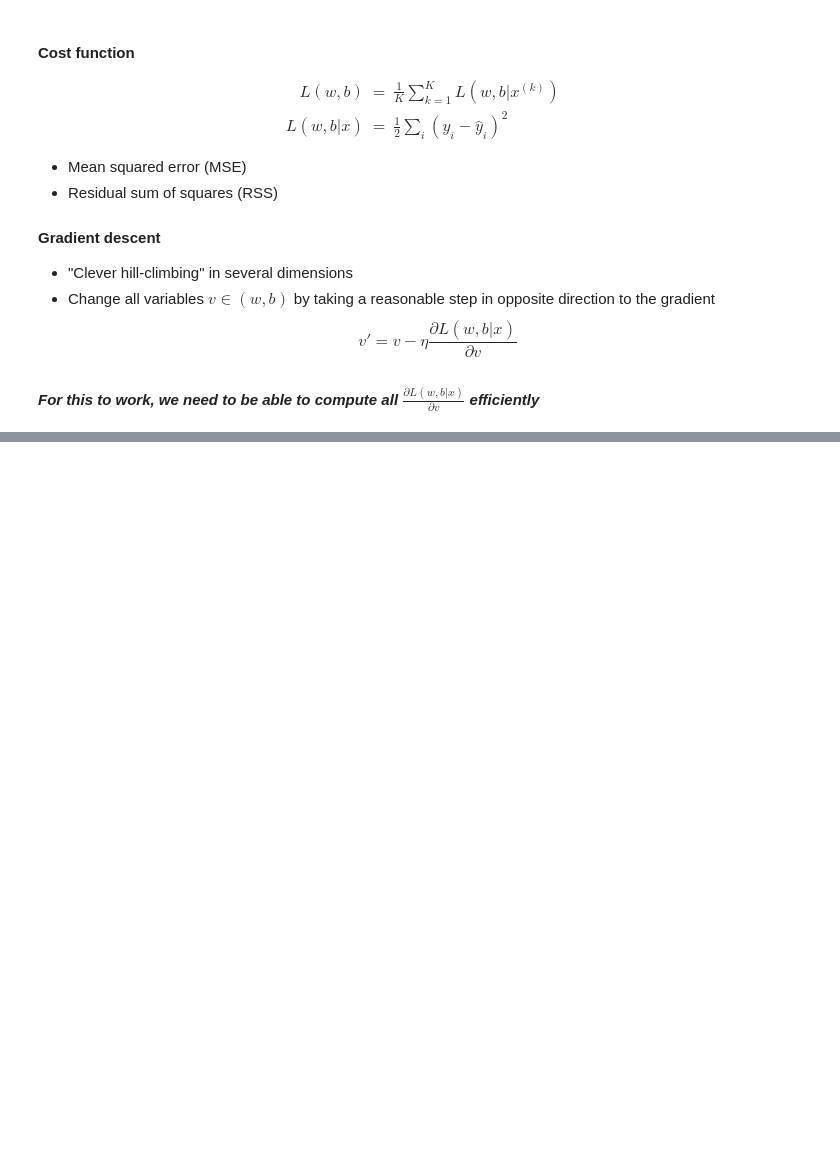
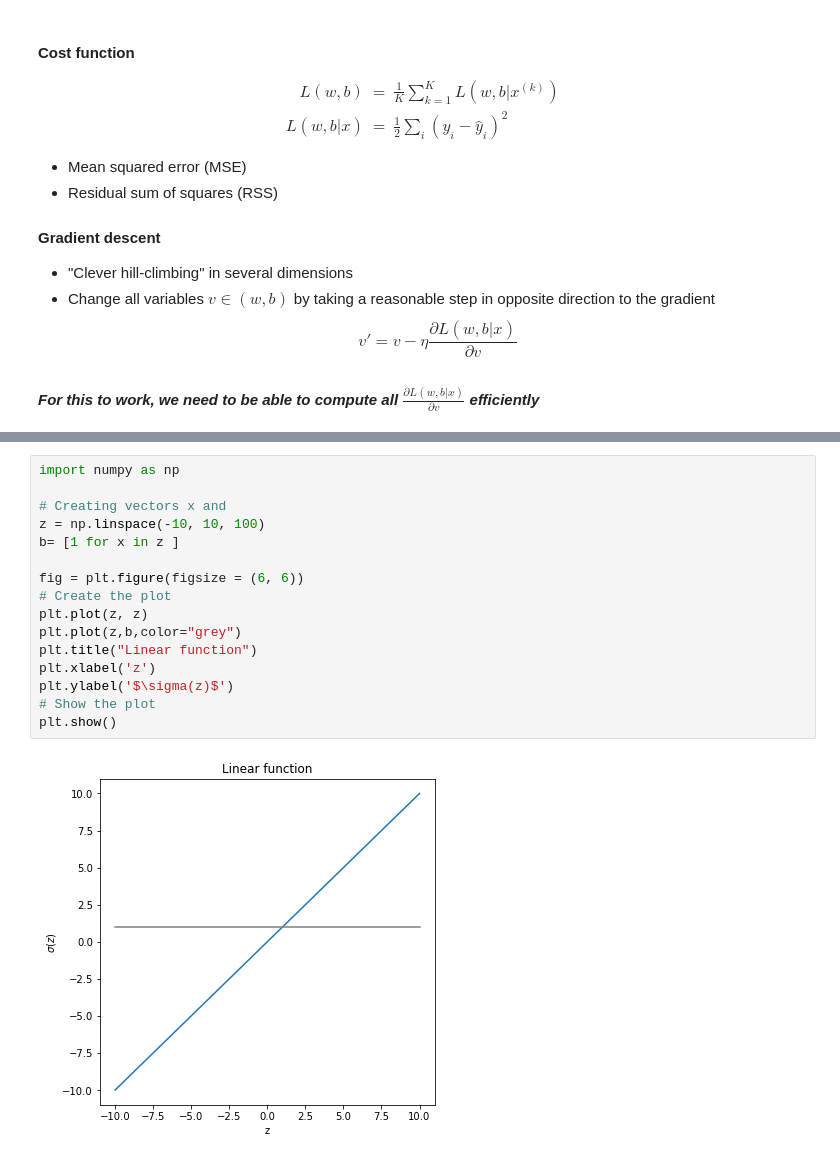
Before and after one commit to NBISweden/workshop-neural-nets-and-deep-learning, a Jupyter notebook: session_annBuildingBlocks/session_annBuildingBlocks_2.ipynb, the cells around one changed output, grey strips where cells are left out. Drawn from its saved outputs; the diff is of its cells as text; blank space fills up the shorter version.

```diff
--- a/session_annBuildingBlocks/session_annBuildingBlocks_2.ipynb
+++ b/session_annBuildingBlocks/session_annBuildingBlocks_2.ipynb
@@ -483,0 +530,18 @@ v' = v-\eta \frac{\partial L(w,b|x)}{\partial v}
+# %%
+import numpy as np
+
+# Creating vectors x and
+z = np.linspace(-10, 10, 100)
+b= [1 for x in z ]
+
+fig = plt.figure(figsize = (6, 6))
+# Create the plot
+plt.plot(z, z)
+plt.plot(z,b,color="grey")
+plt.title("Linear function")
+plt.xlabel('z')
+plt.ylabel('$\sigma(z)$')
+# Show the plot
+plt.show()
+# %% [output]
+[figure, added]
```
Also changed, not shown: parts of 7 cells of this notebook, 1 other file.
